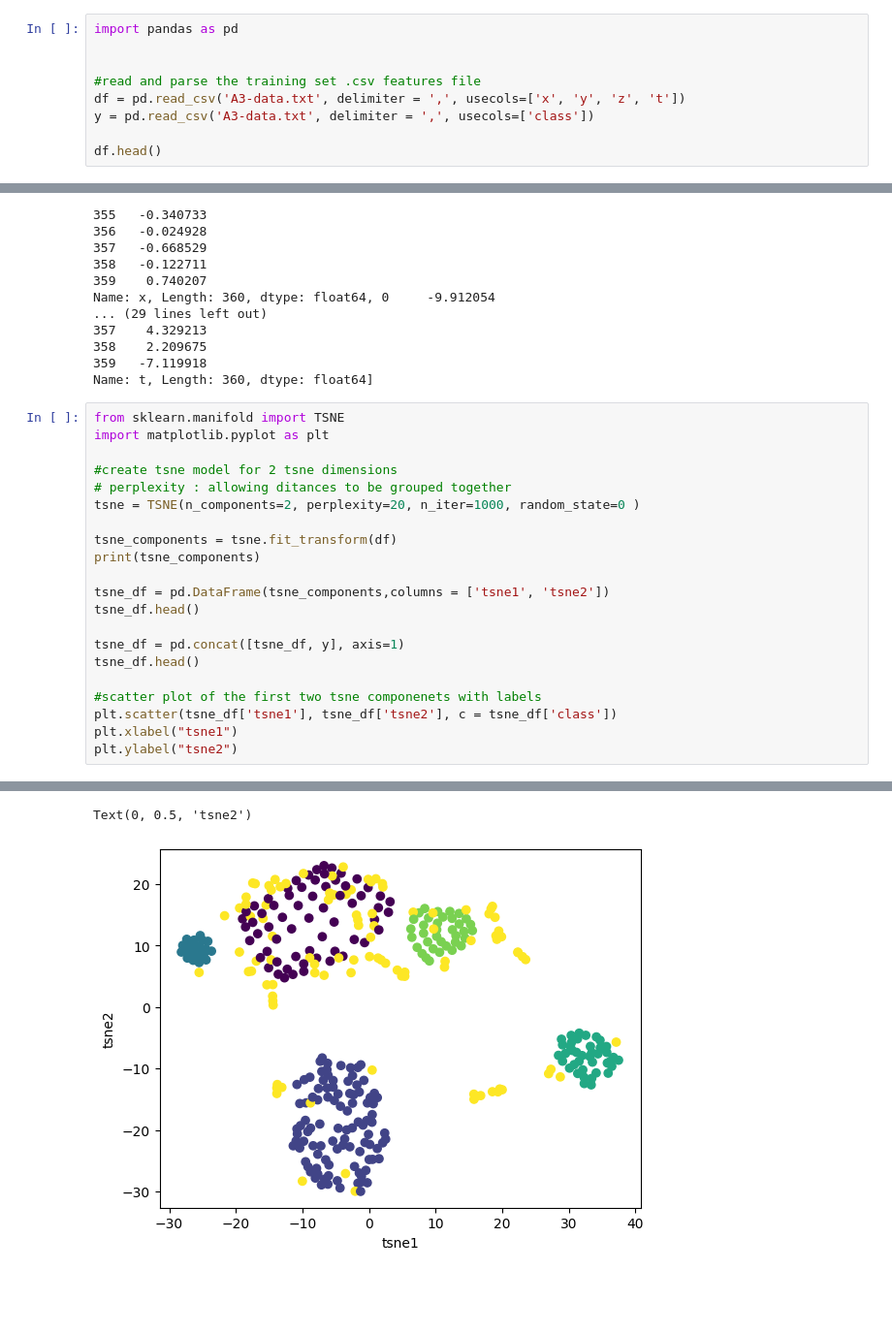
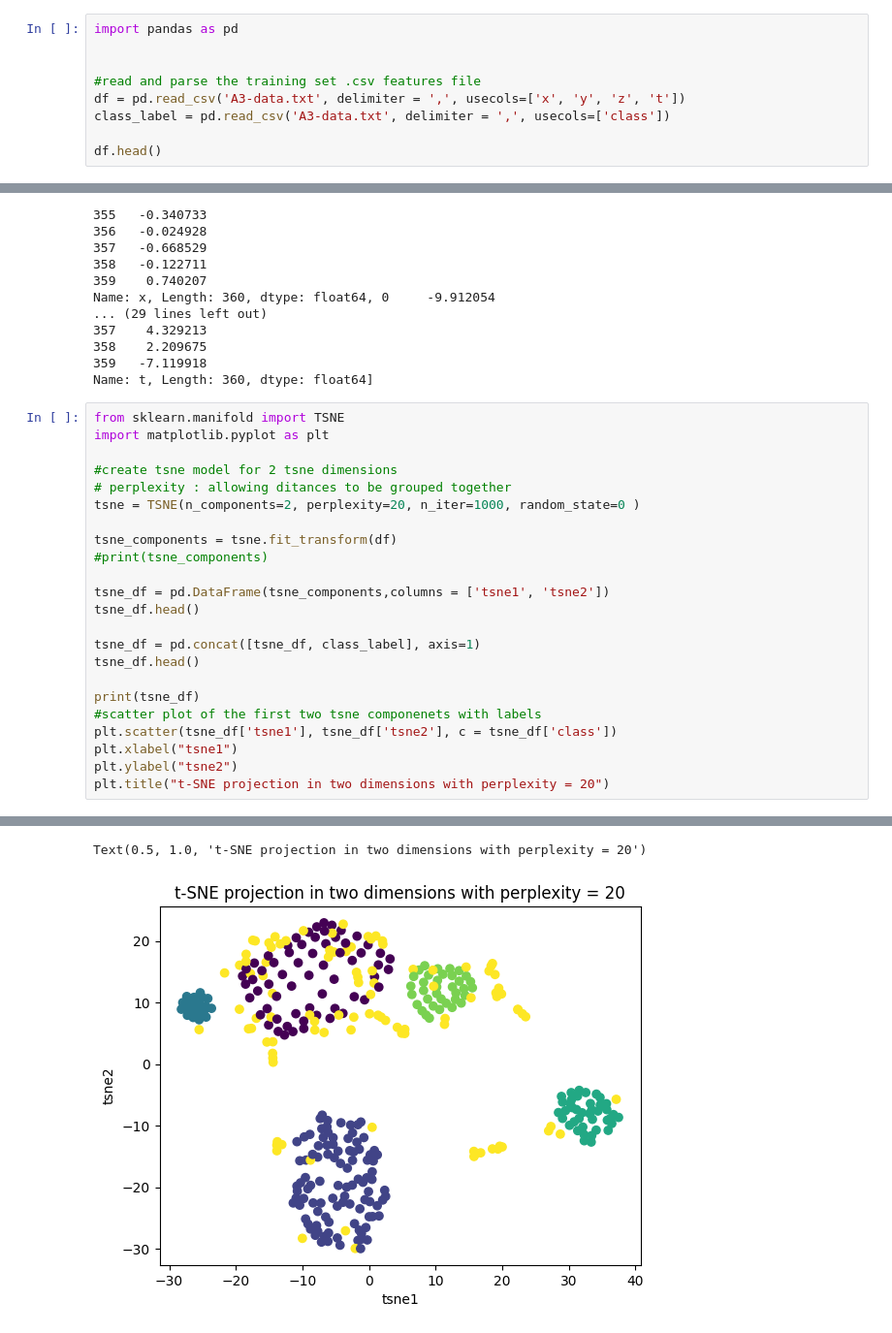
Before and after one commit to YoussefEzz/Unsupervised-learning, a Jupyter notebook: t-SNE.ipynb, the cells around one changed output, grey strips where cells are left out. Shown at 97% size. Saved outputs shown, nothing was run; the diff lists cells and outputs as text; blank space fills up the shorter version.

```diff
--- a/t-SNE.ipynb
+++ b/t-SNE.ipynb
@@ -4,7 +4,7 @@ import pandas as pd
 
 #read and parse the training set .csv features file
 df = pd.read_csv('A3-data.txt', delimiter = ',', usecols=['x', 'y', 'z', 't'])
-y = pd.read_csv('A3-data.txt', delimiter = ',', usecols=['class'])
+class_label = pd.read_csv('A3-data.txt', delimiter = ',', usecols=['class'])
 
 df.head()
 # %% [output]
@@ -50,16 +50,18 @@ import matplotlib.pyplot as plt
 tsne = TSNE(n_components=2, perplexity=20, n_iter=1000, random_state=0 )
 
 tsne_components = tsne.fit_transform(df)
-print(tsne_components)
+#print(tsne_components)
 
 tsne_df = pd.DataFrame(tsne_components,columns = ['tsne1', 'tsne2'])
 tsne_df.head()
 
-tsne_df = pd.concat([tsne_df, y], axis=1)
+tsne_df = pd.concat([tsne_df, class_label], axis=1)
 tsne_df.head()
 
+print(tsne_df)
 #scatter plot of the first two tsne componenets with labels
 plt.scatter(tsne_df['tsne1'], tsne_df['tsne2'], c = tsne_df['class'])
 plt.xlabel("tsne1")
 plt.ylabel("tsne2")
+plt.title("t-SNE projection in two dimensions with perplexity = 20")
 # %% [output]
@@ -83,2 +82,2 @@ plt.ylabel("tsne2")
-Text(0, 0.5, 'tsne2')
+Text(0.5, 1.0, 't-SNE projection in two dimensions with perplexity = 20')
-[figure, old version]
+[figure, new version]
```
Also changed, not shown: parts of 3 cells of this notebook.
